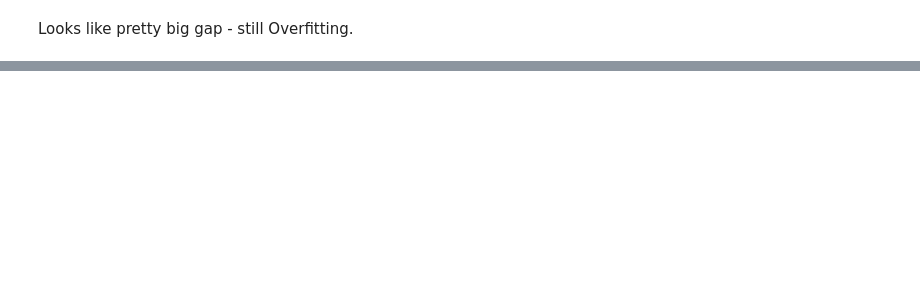
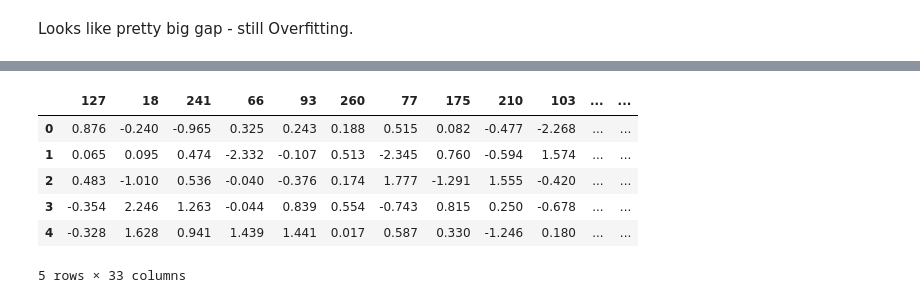
Before and after one commit to khoin-byte/kaggle-competitions, a Jupyter notebook: dont_overfit_2/dont-overfit-again.ipynb, the cells around one changed output, grey strips where cells are left out. Cells and saved outputs as stored; diff of their text form; code cells hidden in the pictures; blank space fills up the shorter version.

```diff
--- a/dont_overfit_2/dont-overfit-again.ipynb
+++ b/dont_overfit_2/dont-overfit-again.ipynb
@@ -151,0 +263,3 @@ Looks like pretty big gap - still Overfitting.
+# %%
+top_features = [col[1:] for col in eli5.formatters.as_dataframe.explain_weights_df(model)['feature']
+                if 'BIAS' not in col]
@@ -151,0 +270,11 @@ Looks like pretty big gap - still Overfitting.
+# %%
+# used ELI5 to simplify the feature space and we ended up with only 33 top features.
+X_train = train[top_features]
+X_test = test[top_features]
+
+train_x,valid_x,train_y,valid_y = train_test_split(X_train, y_train, random_state = 96, stratify=y_train)
+
+# do not also scale the X_test else you'll leak the scaling info to your test/hold-out set
+scaler = preprocessing.StandardScaler()
+train_x = scaler.fit_transform(train_x)
+valid_x = scaler.transform(valid_x)
@@ -152,4 +299,12 @@ Looks like pretty big gap - still Overfitting.
 # %%
-test.head()
+X_test.head()
+# %% [output]
+|  | 127 | 18 | 241 | 66 | 93 | 260 | 77 | 175 | 210 | 103 | ... | ... |
+| 0 | 0.876 | -0.240 | -0.965 | 0.325 | 0.243 | 0.188 | 0.515 | 0.082 | -0.477 | -2.268 | ... | ... |
+| 1 | 0.065 | 0.095 | 0.474 | -2.332 | -0.107 | 0.513 | -2.345 | 0.760 | -0.594 | 1.574 | ... | ... |
+| 2 | 0.483 | -1.010 | 0.536 | -0.040 | -0.376 | 0.174 | 1.777 | -1.291 | 1.555 | -0.420 | ... | ... |
+| 3 | -0.354 | 2.246 | 1.263 | -0.044 | 0.839 | 0.554 | -0.743 | 0.815 | 0.250 | -0.678 | ... | ... |
+| 4 | -0.328 | 1.628 | 0.941 | 1.439 | 1.441 | 0.017 | 0.587 | 0.330 | -1.246 | 0.180 | ... | ... |
+5 rows × 33 columns
 # %%
 ! pwd
```
Also changed, not shown: parts of 20 cells of this notebook, 1 other file.
